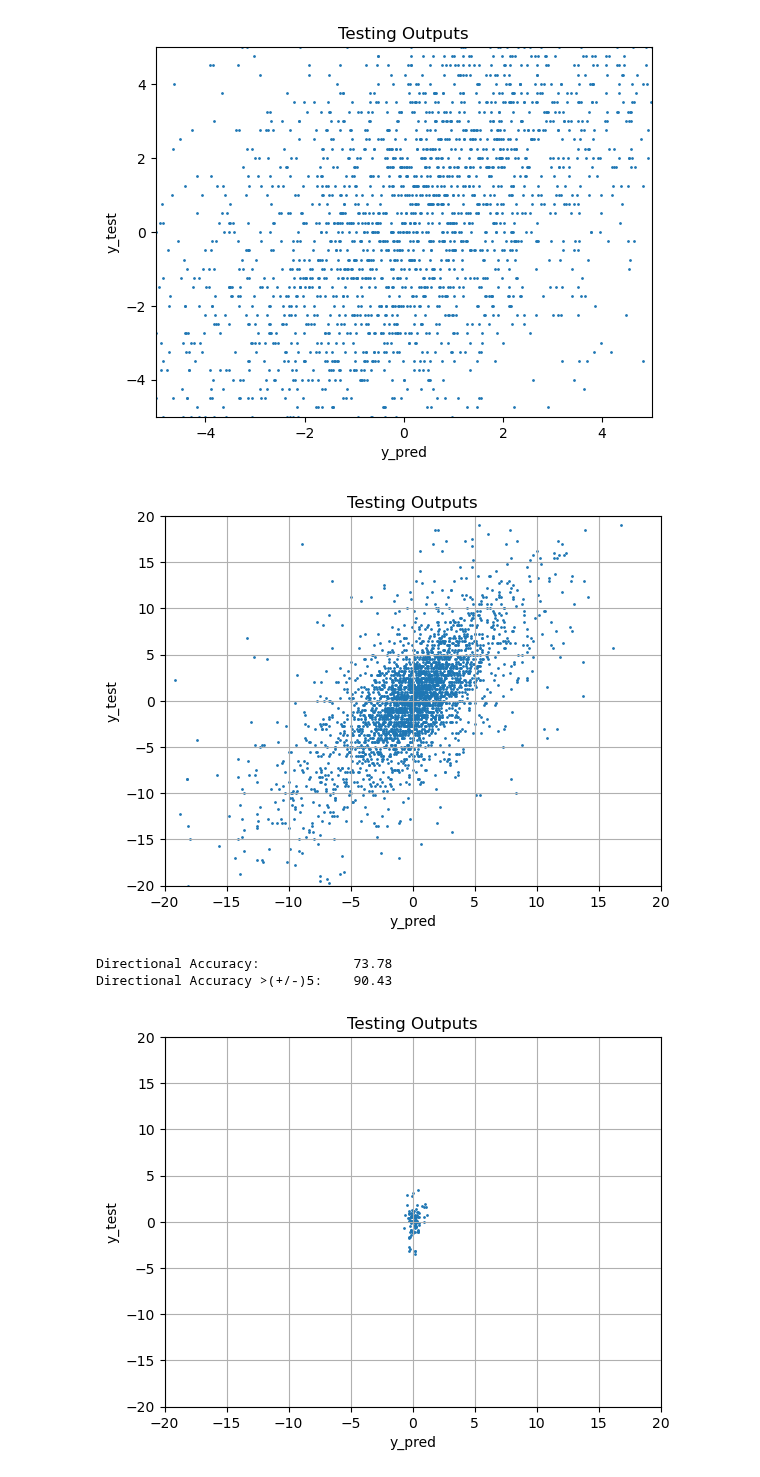
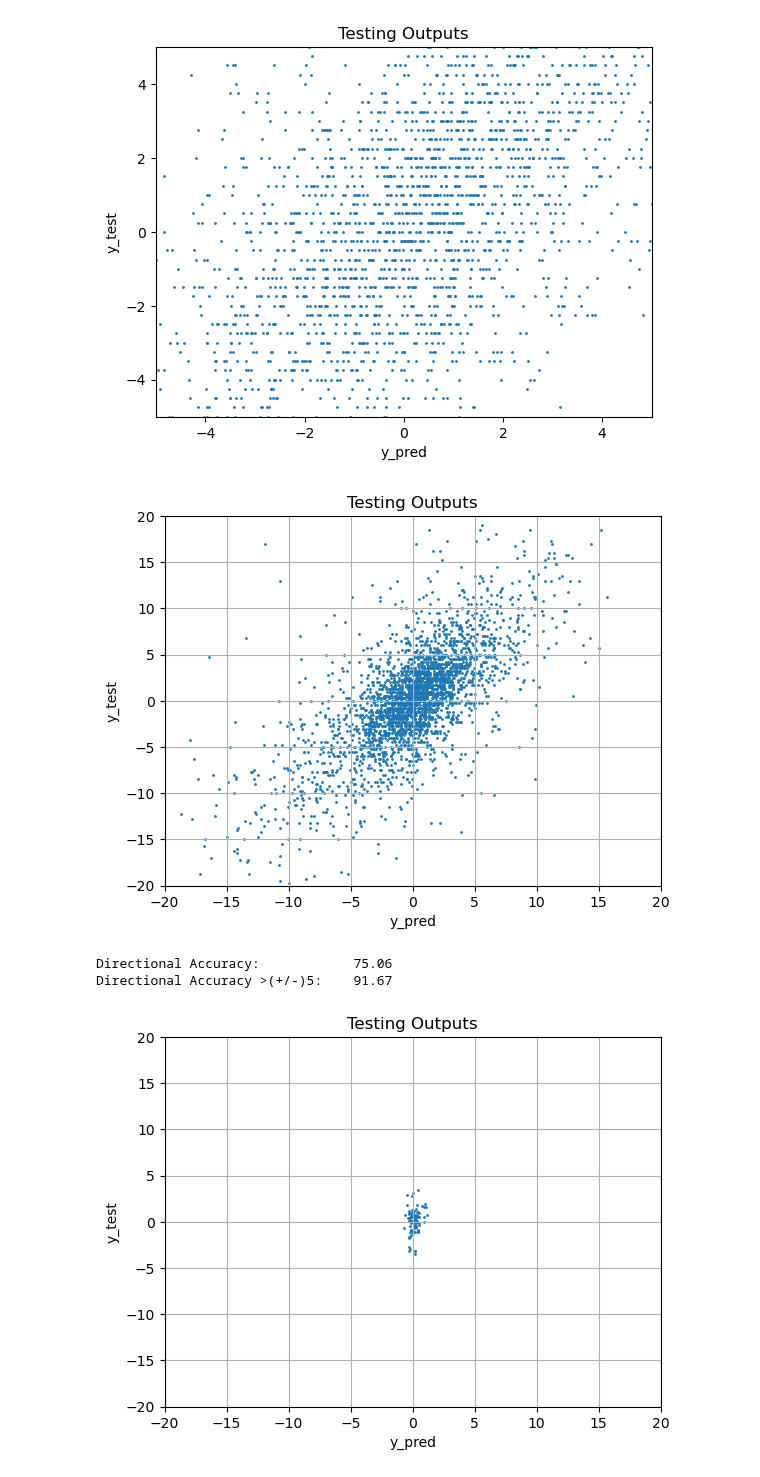
Before and after one commit to Logan-Kelsch/-ES-NN-test1, a Jupyter notebook: NN/NN_V3.0/dm_LSTM.ipynb, the cells around one changed output. Cells and saved outputs as stored; diff of their text form; code cells hidden in the pictures.

```diff
--- a/NN/NN_V3.0/dm_LSTM.ipynb
+++ b/NN/NN_V3.0/dm_LSTM.ipynb
@@ -32,7 +32,7 @@ data = pd.read_csv('catted_1.csv')
 
 #      'Dr1' 'Dr3' 'Mr1' 'Mr3'
 testFor = 'Dr3'
-timeSteps = 12
+timeSteps = 24
 tType = testFor[0]
 #testing random feature drops
 #TREND
@@ -157,20 +157,6 @@ def reformat_to_lstm(X, time_steps=timeSteps):
     X_lstm = np.array(X_lstm)
 
     return X_lstm
-'''
-#setting data for LSTM digitalScreeni code
-def screeni_to_lstm(dat, time_steps=timeSteps):
-    X_lstm, y_lstm = [], []
-
-    for i in range(time_steps, len(dat)):
-        X_lstm.append(dat[i-time_steps:i, 0:dat.shape[1]])
-        y_lstm.append(dat[i:i+1,0])
-
-    X_lstm = np.array(X_lstm)
-    y_lstm = np.array(y_lstm)
-
-    return X_lstm, y_lstm
-'''
 
 #timeSteps = 5
 #X = reformat_lstm(X, timeSteps)
@@ -243,7 +229,7 @@ reduce_lr = tf.keras.callbacks.ReduceLROnPlateau(
 opt1 = SGD(learning_rate=0.01)
 opt2  = tf.keras.optimizers.Adam(learning_rate=0.001)
 opt3 = SGD(learning_rate=lr_schedule)
-opt4 = SGD(learning_rate=0.0001, momentum=0.9)
+opt4 = SGD(learning_rate=0.00005, momentum=0.9)
 
 #BUILD AND LOAD MODEL__________________________________________________________________________________________
 
@@ -258,8 +244,8 @@ def build_LSTM_model():
     model = tf.keras.Sequential([
         tf.keras.layers.Input(shape=(X_train.shape[1],X_train.shape[2])),
         #tf.keras.layers.Activation('tanh'),
-        #tf.keras.layers.LSTM(256, activation='tanh', recurrent_dropout=0.2, return_sequences=True),
-        tf.keras.layers.LSTM(256, activation='tanh', recurrent_dropout=0.2),
+        #tf.keras.layers.LSTM(256, activation='tanh', recurrent_dropout=0.3, return_sequences=True),
+        tf.keras.layers.LSTM(64, activation='tanh', recurrent_dropout=0.3),
         #tf.keras.layers.LSTM(64, activation='tanh'),
         #tf.keras.layers.LSTM(32, activation='tanh', recurrent_dropout=0.2),
         #tf.keras.layers.BatchNormalization(),
@@ -267,11 +253,11 @@ def build_LSTM_model():
         #tf.keras.layers.Dense(2048),#,kernel_initializer='he_normal',kernel_regularizer=tf.keras.regularizers.l2(0.01)),
         #tf.keras.layers.BatchNormalization(),
         #tf.keras.layers.Activation('leaky_relu'),
-        tf.keras.layers.Dropout(0.2),
+        tf.keras.layers.Dropout(0.3),
         tf.keras.layers.Dense(256, activation='linear'),
         #tf.keras.layers.Dense(128, activation='leaky_relu'),#,kernel_initializer='he_normal',kernel_regularizer=tf.keras.regularizers.l2(0.01)),
         #tf.keras.layers.BatchNormalization(),
-        tf.keras.layers.Dropout(0.2),
+        tf.keras.layers.Dropout(0.3),
         tf.keras.layers.Dense(1, activation='linear')
     ])
     model.compile(optimizer=opt4,
@@ -283,7 +269,7 @@ def build_LSTM_model():
 
 def load_model():
     #loaded_model = tf.keras.models.load_model('tupleTrain.keras', custom_objects={'custom_loss':custom_loss})
-    loaded_model = tf.keras.models.load_model('LSTM_Dr3_24step_5.keras')
+    loaded_model = tf.keras.models.load_model('LSTM_Dr3_12step_8.keras')
     loaded_model.compile(optimizer=opt4,
                          loss='mse'
                          , metrics=['R2Score','root_mean_squared_error'])
@@ -298,7 +284,7 @@ early_stopping = EarlyStopping(monitor='val_R2Score', patience=52, mode='max', r
 
 model = build_LSTM_model()
 loaded_model = load_model()
-history = model.fit(X_train, y_train, epochs=epochs,\
+history = loaded_model.fit(X_train, y_train, epochs=epochs,\
                     shuffle=False, verbose=1, validation_data=(X_test, y_test),\
                     batch_size=12,callbacks=[reduce_lr, early_stopping])
 
@@ -329,7 +315,7 @@ plt.show()
 
 
 #predicting the test set results
-y_pred = model.predict(X_test)
+y_pred = loaded_model.predict(X_test)
 #y_pred = y_pred > 0.5 # Predictions to class indices
 '''
 # Create the confusion matrix
@@ -425,7 +411,7 @@ Epoch 272/1000
-[figure, old version]
+[figure, new version]
-[figure, old version]
+[figure, new version]
-Directional Accuracy:            73.78
-Directional Accuracy >(+/-)5:    90.43
+Directional Accuracy:            75.06
+Directional Accuracy >(+/-)5:    91.67
 # %%
 #model.save('LSTM_Dr3_24step_2.keras')
 #loaded_model.save('LSTM_Dr3_24step_2.keras')
```
Also changed, not shown: parts of 2 cells of this notebook, 13 other files.
